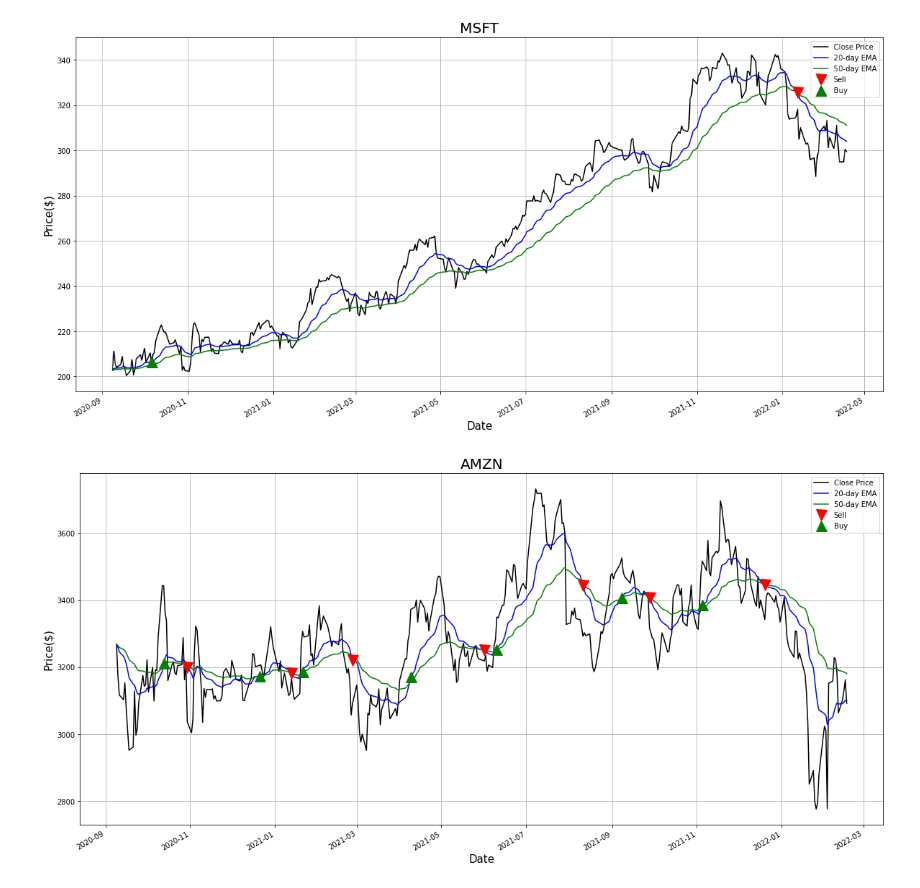
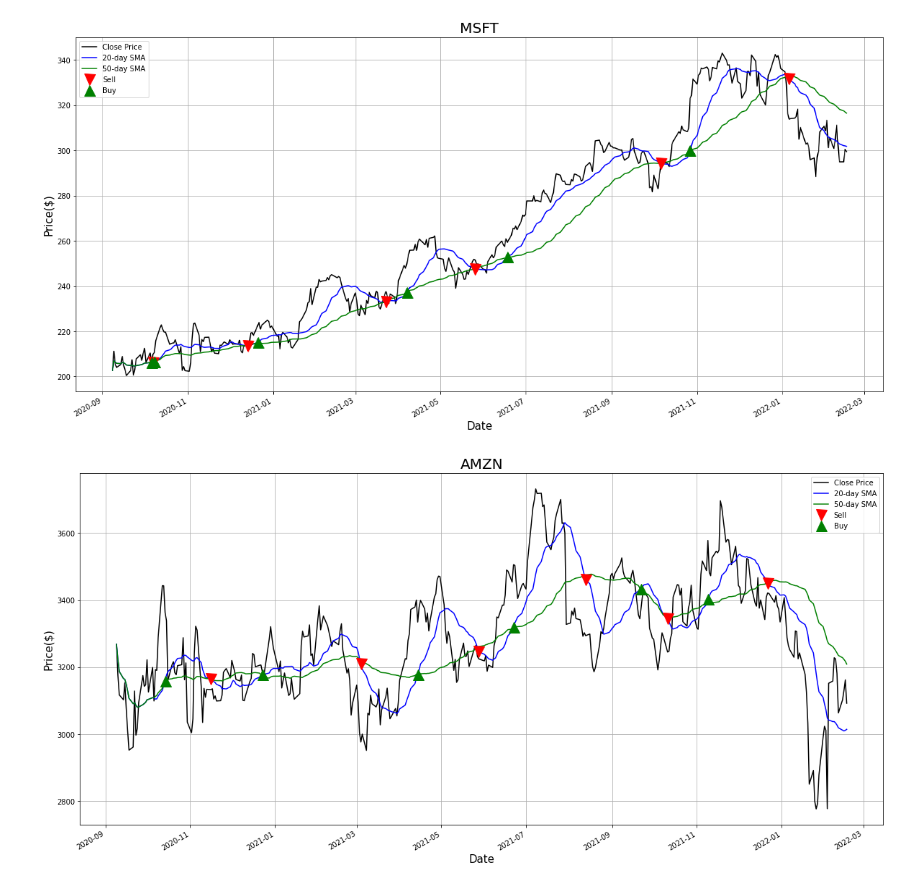
Before and after one commit to danielhunex/stock-ml-mini-project, a Jupyter notebook: src/program.ipynb, the cells around one changed output. Cells and saved outputs as stored; diff of their text form; code cells hidden in the pictures.

```diff
--- a/src/program.ipynb
+++ b/src/program.ipynb
@@ -30,7 +28,7 @@ client = ac.ApiClient(api_key_Id=Api_Key,api_key_secret=Secret_Key)
 for ticker in ["FB", "MSFT","AMZN","AAPL","NFLX"]:
   df= client. get_closing_price(ticker,365)
 
-  ema_instance = ema.ExponentialMovingAverage(df=df,ticker=ticker)
+  ema_instance = sma.SimpleMovingAverage(df=df,ticker=ticker)
 
   #print(df.head(10))
   ema_instance.create_trading_strategy(long_period=50,short_period=20,column='close')
@@ -39,2 +37,2 @@ for ticker in ["FB", "MSFT","AMZN","AAPL","NFLX"]:
-[figure, old version]
+[figure, new version]
-[figure, old version]
+[figure, new version]
```
Also changed, not shown: parts of 2 cells of this notebook, 4 other files.
